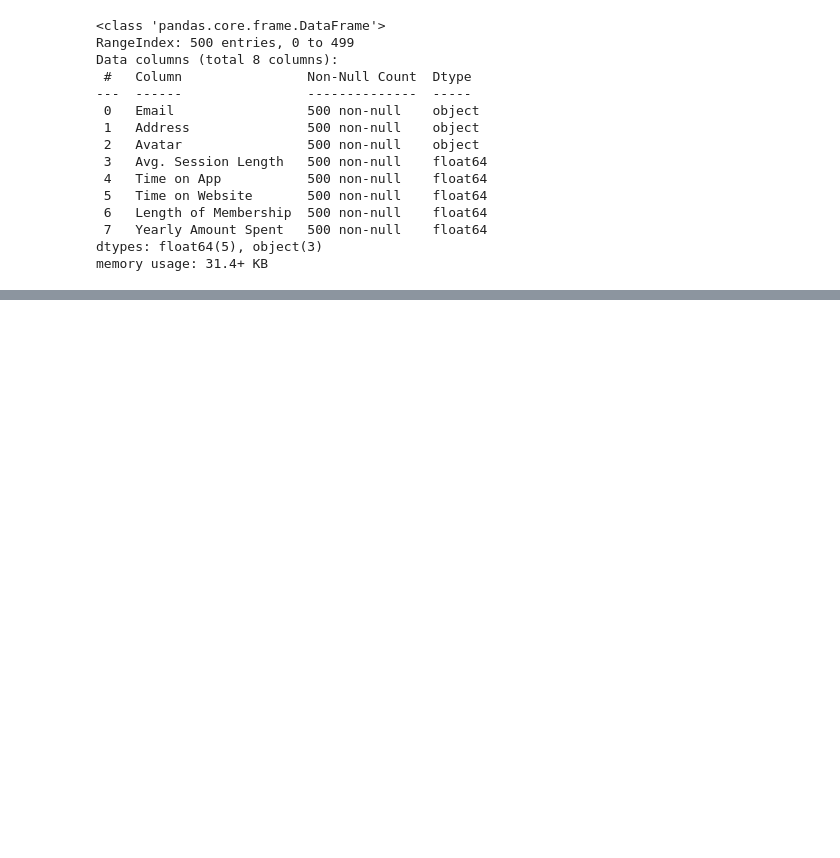
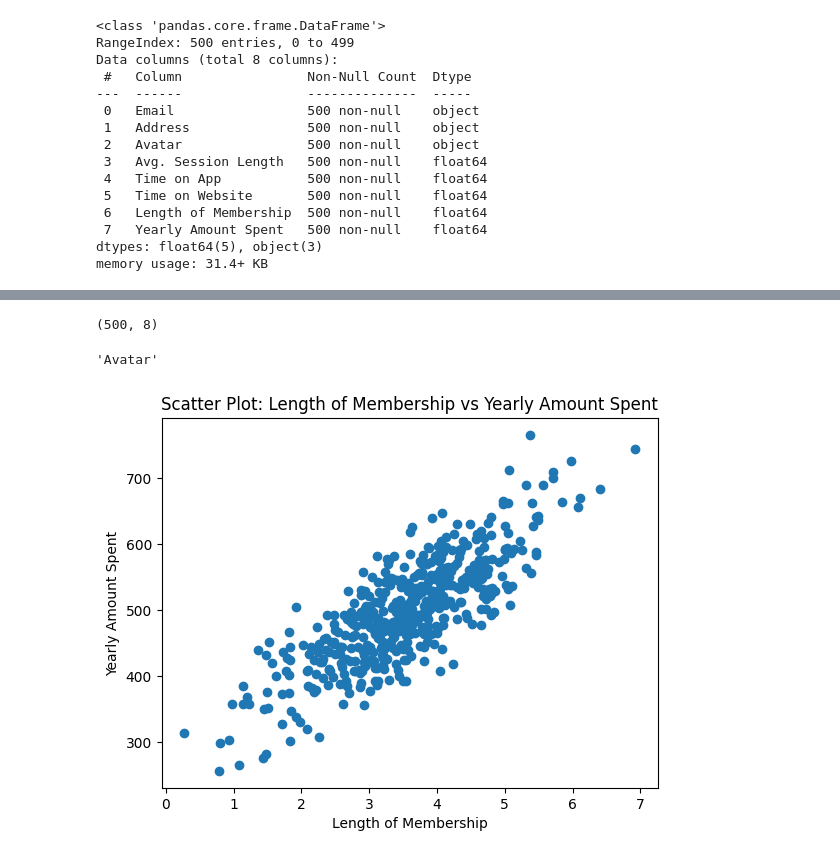
Before and after one commit to FawazRowayda/python-task, a Jupyter notebook: Analyse_of_Ecomm_data.ipynb, the cells around one changed output, grey strips where cells are left out. Drawn from its saved outputs; the diff is of its cells as text; code cells hidden in the pictures; blank space fills up the shorter version.

```diff
--- a/Analyse_of_Ecomm_data.ipynb
+++ b/Analyse_of_Ecomm_data.ipynb
@@ -78,0 +84,22 @@ plt.show()
+# %%
+df.shape
+# %% [output]
+(500, 8)
+# %%
+df.columns[2]
+# %% [output]
+'Avatar'
+# %%
+import matplotlib.pyplot as plt
+
+# columns 'Length of Membership' and 'Yearly Amount Spent'
+x = df['Length of Membership']
+y = df['Yearly Amount Spent']
+
+plt.scatter(x, y)
+plt.xlabel('Length of Membership')
+plt.ylabel('Yearly Amount Spent')
+plt.title('Scatter Plot: Length of Membership vs Yearly Amount Spent')
+plt.show()
+# %% [output]
+[figure, added]
```
Also changed, not shown: parts of 8 cells of this notebook.
